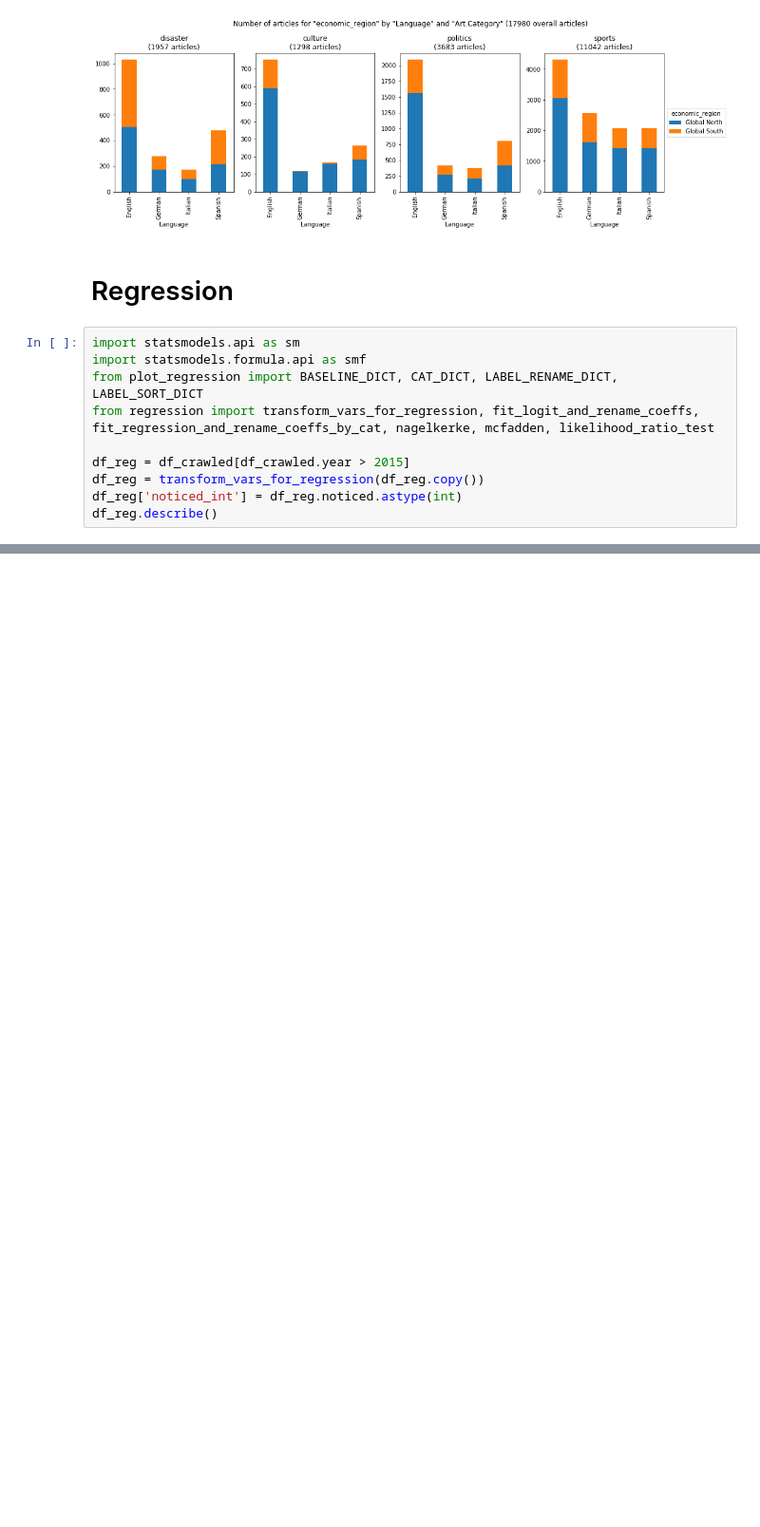
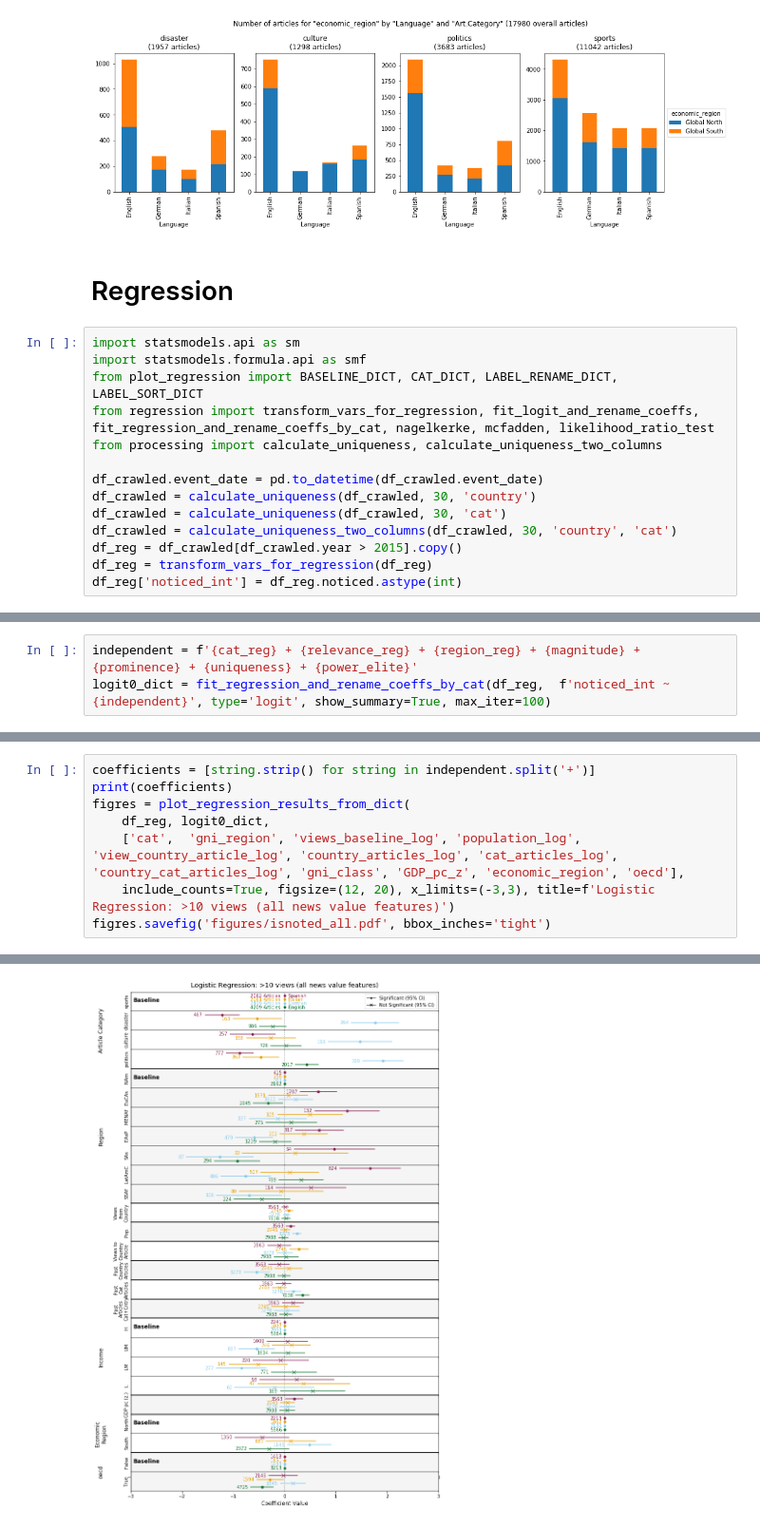
Before and after one commit to ruptho/wiki-event-bias, a Jupyter notebook: logreg_minviews.ipynb, the cells around one changed output, grey strips where cells are left out. Shown at 95% size. Drawn from its saved outputs; the diff is of its cells as text; blank space fills up the shorter version.

```diff
--- a/logreg_minviews.ipynb
+++ b/logreg_minviews.ipynb
@@ -158,8 +144,12 @@ import statsmodels.api as sm
 import statsmodels.formula.api as smf
 from plot_regression import BASELINE_DICT, CAT_DICT, LABEL_RENAME_DICT, LABEL_SORT_DICT
 from regression import transform_vars_for_regression, fit_logit_and_rename_coeffs, fit_regression_and_rename_coeffs_by_cat, nagelkerke, mcfadden, likelihood_ratio_test
+from processing import calculate_uniqueness, calculate_uniqueness_two_columns
 
-df_reg = df_crawled[df_crawled.year > 2015]
-df_reg = transform_vars_for_regression(df_reg.copy())
+df_crawled.event_date = pd.to_datetime(df_crawled.event_date)
+df_crawled = calculate_uniqueness(df_crawled, 30, 'country')
+df_crawled = calculate_uniqueness(df_crawled, 30, 'cat')
+df_crawled = calculate_uniqueness_two_columns(df_crawled, 30, 'country', 'cat')
+df_reg = df_crawled[df_crawled.year > 2015].copy()
+df_reg = transform_vars_for_regression(df_reg)
 df_reg['noticed_int'] = df_reg.noticed.astype(int)
-df_reg.describe()
@@ -258,0 +215,3 @@ PseudoR² - Nagelkerke: 0.003 | Mcfadden: 0.002
+# %%
+independent = f'{cat_reg} + {relevance_reg} + {region_reg} + {magnitude} + {prominence} + {uniqueness} + {power_elite}'
+logit0_dict = fit_regression_and_rename_coeffs_by_cat(df_reg,  f'noticed_int ~ {independent}', type='logit', show_summary=True, max_iter=100)
@@ -258,0 +236,9 @@ PseudoR² - Nagelkerke: 0.003 | Mcfadden: 0.002
+# %%
+coefficients = [string.strip() for string in independent.split('+')]
+print(coefficients)
+figres = plot_regression_results_from_dict(
+    df_reg, logit0_dict,
+    ['cat',  'gni_region', 'views_baseline_log', 'population_log', 'view_country_article_log', 'country_articles_log', 'cat_articles_log', 'country_cat_articles_log', 'gni_class', 'GDP_pc_z', 'economic_region', 'oecd'],
+    include_counts=True, figsize=(12, 20), x_limits=(-3,3), title=f'Logistic Regression: >10 views (all news value features)')
+figres.savefig('figures/isnoted_all.pdf', bbox_inches='tight')
+# %% [output]
@@ -258,0 +246 @@ PseudoR² - Nagelkerke: 0.003 | Mcfadden: 0.002
+[figure, added]
```
Also changed, not shown: parts of 19 cells of this notebook, 7 other files.
